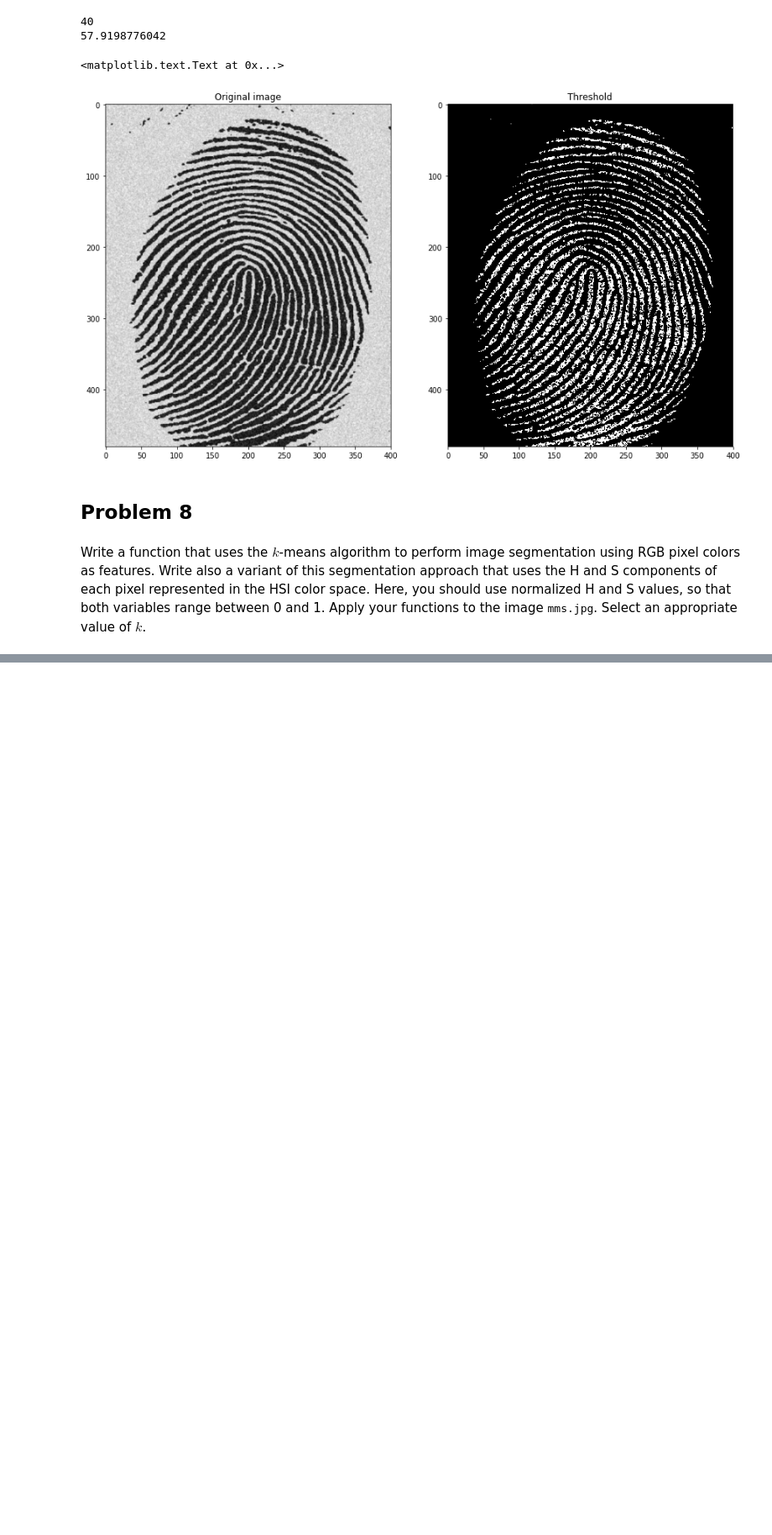
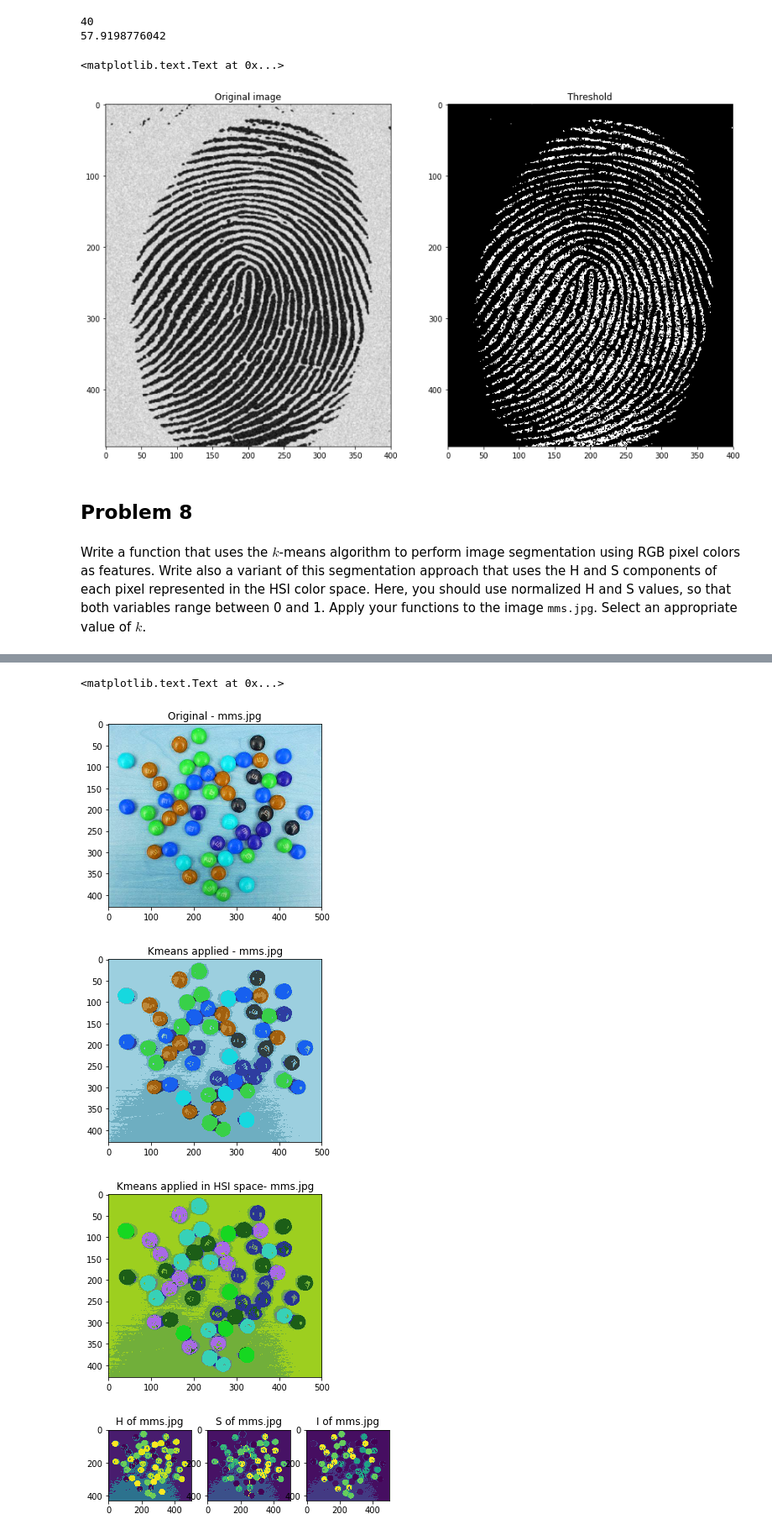
Before and after one commit to karolaya/PDI, a Jupyter notebook: PS-04/problem_set_4.ipynb, the cells around one changed output, grey strips where cells are left out. Shown at 84% size. Saved outputs shown, nothing was run; the diff lists cells and outputs as text; code cells hidden in the pictures; blank space fills up the shorter version.

```diff
--- a/PS-04/problem_set_4.ipynb
+++ b/PS-04/problem_set_4.ipynb
@@ -448,0 +424,76 @@ mms.jpg
+# %%
+def kMeans(img,K):
+    # Formating img to apply kmeans
+    X = np.float32(img.reshape((-1,3)))
+    # Setting the number of iterations and the accuracy
+    criteria = (cv2.TERM_CRITERIA_EPS + cv2.TERM_CRITERIA_MAX_ITER, 10, 1.0)
+    # Applying kmeans algorithm
+    _,label,center=cv2.kmeans(X,K,criteria,attempts= 10,flags = cv2.KMEANS_RANDOM_CENTERS)
+
+    # Restoring the image to its original form
+    center = np.uint8(center)
+    res = center[label.flatten()]
+    img_seg = res.reshape((img.shape))
+    return img_seg
+
+def rgb2hsi(img):
+    hg, wd, _ = img.shape
+    H = np.zeros((hg,wd))
+    S = np.zeros((hg,wd))
+    I = np.zeros((hg,wd))
+    for i in range(0,hg):
+        for j in range(0,wd):
+            #Getting R,G,B values
+            B = img[i][j][0]/255.0
+            G = img[i][j][1]/255.0
+            R = img[i][j][2]/255.0
+            Cmin = min([B,G,R])
+
+            I[i][j] = (B+G+R)/3.0
+
+            if I[i][j] > 0:
+                S[i][j] = 1-Cmin/I[i][j]
+
+            if G >= B:
+                h = (R - 0.5*G - 0.5*B)/((R**2.0 + G**2.0 + B**2.0 - R*G - R*B - G*B)**(1/2.0))
+                if abs(h) <= 1:
+                    H[i][j] = (np.arccos(h)*180)/np.pi
+                else:
+                    H[i][j] = np.pi
+            else:
+                h = (R - 0.5*G - 0.5*B)/((R**2 + G**2 + B**2 - R*G - R*B - G*B)**(1/2.0))
+                if abs(h) <= 1:
+                    H[i][j] = 360 - (np.arccos(h)*180)/np.pi
+                else:
+                    H[i][j] = np.pi
+    return cv2.merge((H,S,I))
+
+#Getting image and HSI image
+img_name = files[25]
+img = cv2.imread('../data/'+img_name,1)
+hsi_img = rgb2hsi(img)
+H,S,I = cv2.split(img)
+H = np.multiply(H,255/np.amax(H))
+S = np.multiply(S,255/np.amax(S))
+I = I*255
+hsi_img = cv2.merge((H,S,I))
+
+# Applying the kmeans algorithm to a rgb and a hsi color images
+img_kmrgb = kMeans(img,9)
+img_kmhsi = kMeans(hsi_img,8)
+h,s,i = cv2.split(img_kmhsi)
+
+#Plotting
+mplt.imshow(img);mplt.title('Original - '+img_name)
+mplt.figure();mplt.imshow(img_kmrgb);mplt.title('Kmeans applied - '+img_name)
+mplt.figure();mplt.imshow(img_kmhsi);mplt.title('Kmeans applied in HSI space- '+img_name)
+mplt.figure()
+mplt.subplot(131);mplt.imshow(h*255);mplt.title('H of '+img_name)
+mplt.subplot(132);mplt.imshow(s*255);mplt.title('S of '+img_name)
+mplt.subplot(133);mplt.imshow(i);mplt.title('I of '+img_name)
+# %% [output]
+<matplotlib.text.Text at 0x...>
+[figure, added]
+[figure, added]
+[figure, added]
+[figure, added]
```
Also changed, not shown: parts of 2 cells of this notebook, 1 other file.
